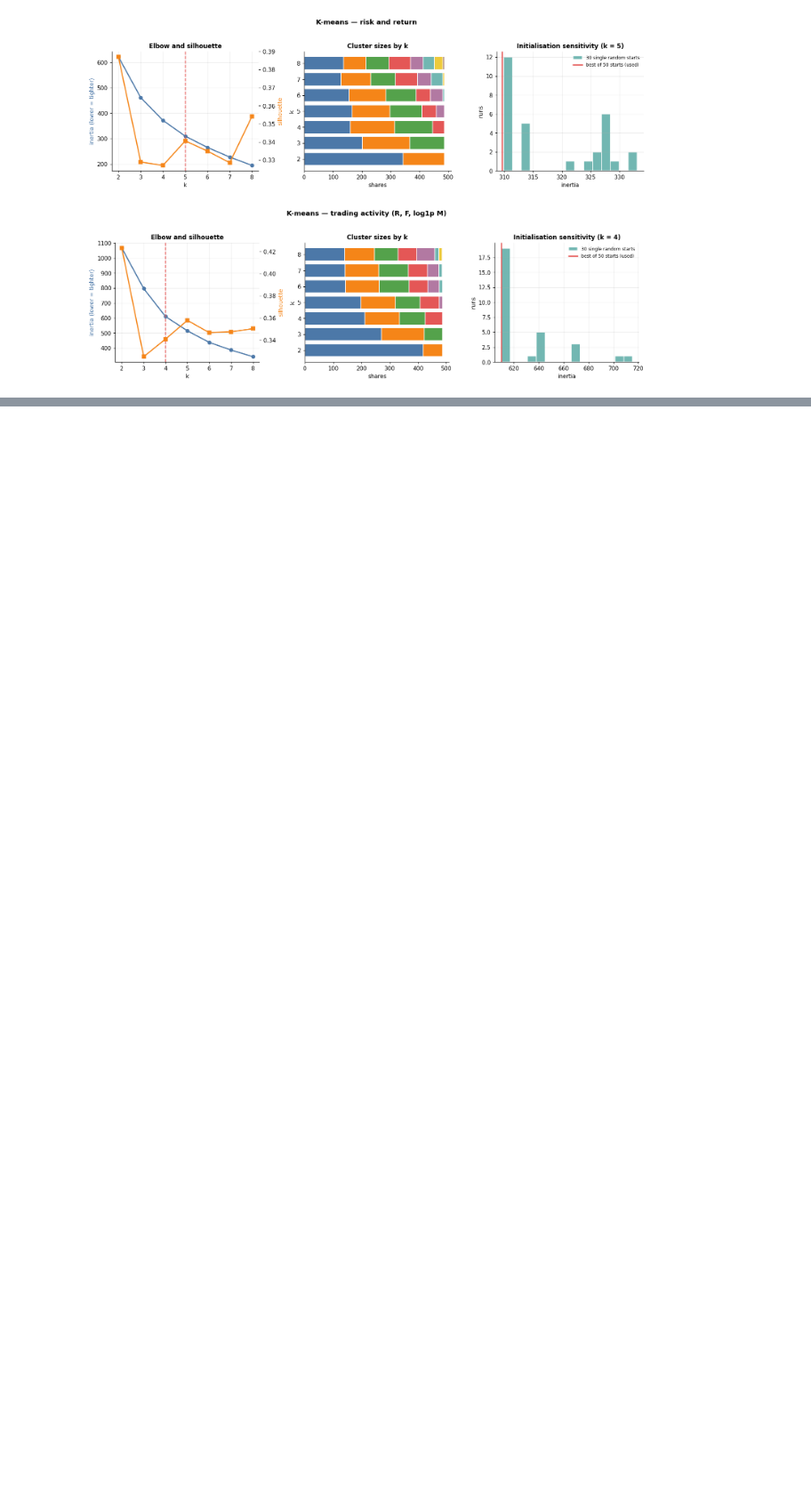
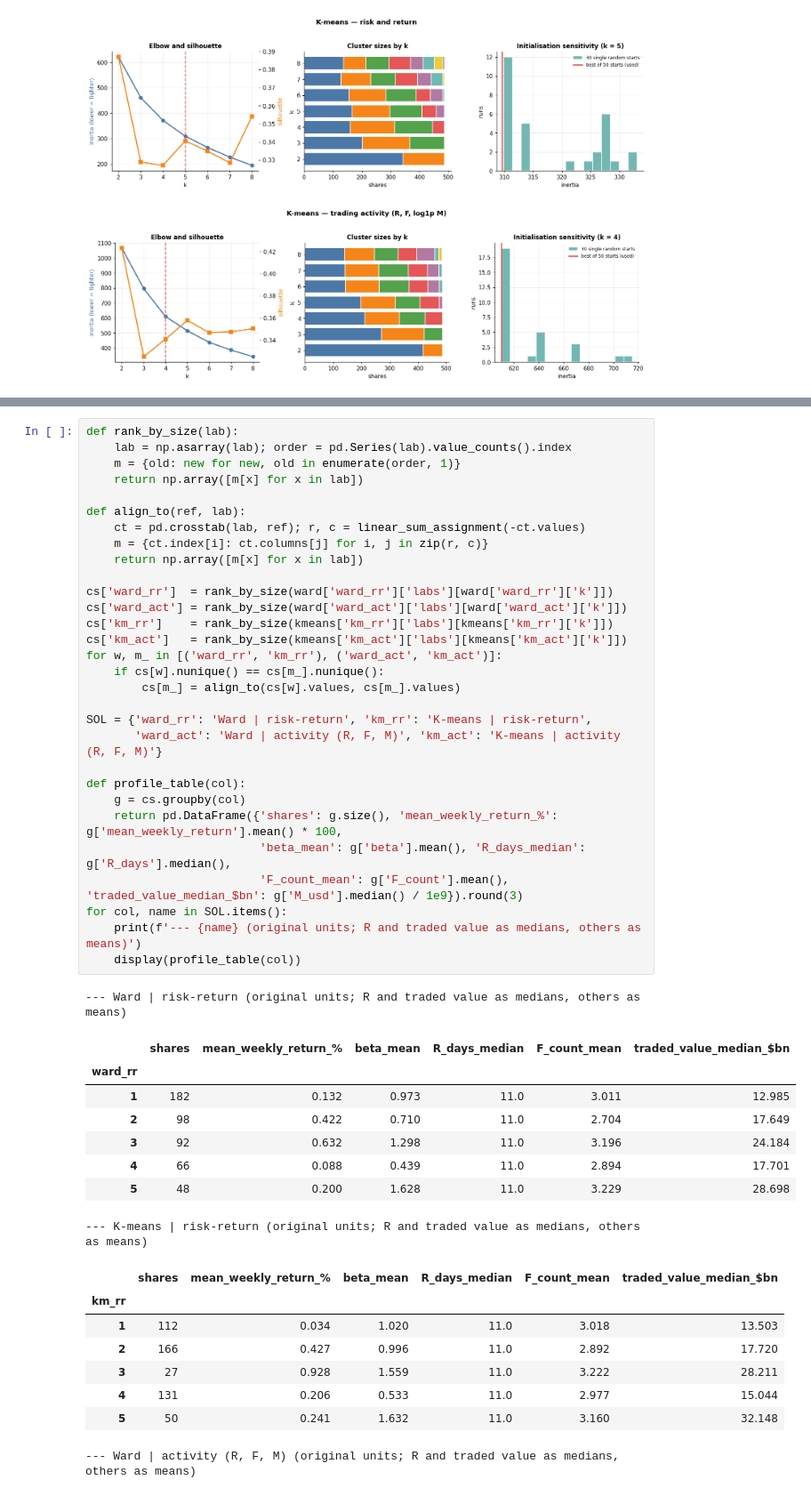
Before and after one commit to aaisha-aamina/crm-sp500-rfm-segmentation, a Jupyter notebook: Coursework_w2052143.ipynb, the cells around one changed output, grey strips where cells are left out. Shown at 89% size. Drawn from its saved outputs; the diff is of its cells as text; blank space fills up the shorter version.

```diff
--- a/Coursework_w2052143.ipynb
+++ b/Coursework_w2052143.ipynb
@@ -864,0 +868,48 @@ plot_kmeans('km_act', 'trading activity (R, F, log1p M)')
+# %%
+def rank_by_size(lab):
+    lab = np.asarray(lab); order = pd.Series(lab).value_counts().index
+    m = {old: new for new, old in enumerate(order, 1)}
+    return np.array([m[x] for x in lab])
+
+def align_to(ref, lab):
+    ct = pd.crosstab(lab, ref); r, c = linear_sum_assignment(-ct.values)
+    m = {ct.index[i]: ct.columns[j] for i, j in zip(r, c)}
+    return np.array([m[x] for x in lab])
+
+cs['ward_rr']  = rank_by_size(ward['ward_rr']['labs'][ward['ward_rr']['k']])
+cs['ward_act'] = rank_by_size(ward['ward_act']['labs'][ward['ward_act']['k']])
+cs['km_rr']    = rank_by_size(kmeans['km_rr']['labs'][kmeans['km_rr']['k']])
+cs['km_act']   = rank_by_size(kmeans['km_act']['labs'][kmeans['km_act']['k']])
+for w, m_ in [('ward_rr', 'km_rr'), ('ward_act', 'km_act')]:
+    if cs[w].nunique() == cs[m_].nunique():
+        cs[m_] = align_to(cs[w].values, cs[m_].values)
+
+SOL = {'ward_rr': 'Ward | risk-return', 'km_rr': 'K-means | risk-return',
+       'ward_act': 'Ward | activity (R, F, M)', 'km_act': 'K-means | activity (R, F, M)'}
+
+def profile_table(col):
+    g = cs.groupby(col)
+    return pd.DataFrame({'shares': g.size(), 'mean_weekly_return_%': g['mean_weekly_return'].mean() * 100,
+                         'beta_mean': g['beta'].mean(), 'R_days_median': g['R_days'].median(),
+                         'F_count_mean': g['F_count'].mean(), 'traded_value_median_$bn': g['M_usd'].median() / 1e9}).round(3)
+for col, name in SOL.items():
+    print(f'--- {name} (original units; R and traded value as medians, others as means)')
+    display(profile_table(col))
+# %% [output]
+--- Ward | risk-return (original units; R and traded value as medians, others as means)
+|  | shares | mean_weekly_return_% | beta_mean | R_days_median | F_count_mean | traded_value_median_$bn |
+| ward_rr |  |  |  |  |  |  |
+| 1 | 182 | 0.132 | 0.973 | 11.0 | 3.011 | 12.985 |
+| 2 | 98 | 0.422 | 0.710 | 11.0 | 2.704 | 17.649 |
+| 3 | 92 | 0.632 | 1.298 | 11.0 | 3.196 | 24.184 |
+| 4 | 66 | 0.088 | 0.439 | 11.0 | 2.894 | 17.701 |
+| 5 | 48 | 0.200 | 1.628 | 11.0 | 3.229 | 28.698 |
+--- K-means | risk-return (original units; R and traded value as medians, others as means)
+|  | shares | mean_weekly_return_% | beta_mean | R_days_median | F_count_mean | traded_value_median_$bn |
+| km_rr |  |  |  |  |  |  |
+| 1 | 112 | 0.034 | 1.020 | 11.0 | 3.018 | 13.503 |
+| 2 | 166 | 0.427 | 0.996 | 11.0 | 2.892 | 17.720 |
+| 3 | 27 | 0.928 | 1.559 | 11.0 | 3.222 | 28.211 |
+| 4 | 131 | 0.206 | 0.533 | 11.0 | 2.977 | 15.044 |
+| 5 | 50 | 0.241 | 1.632 | 11.0 | 3.160 | 32.148 |
+--- Ward | activity (R, F, M) (original units; R and traded value as medians, others as means)
```
Also changed, not shown: parts of 5 cells of this notebook.
